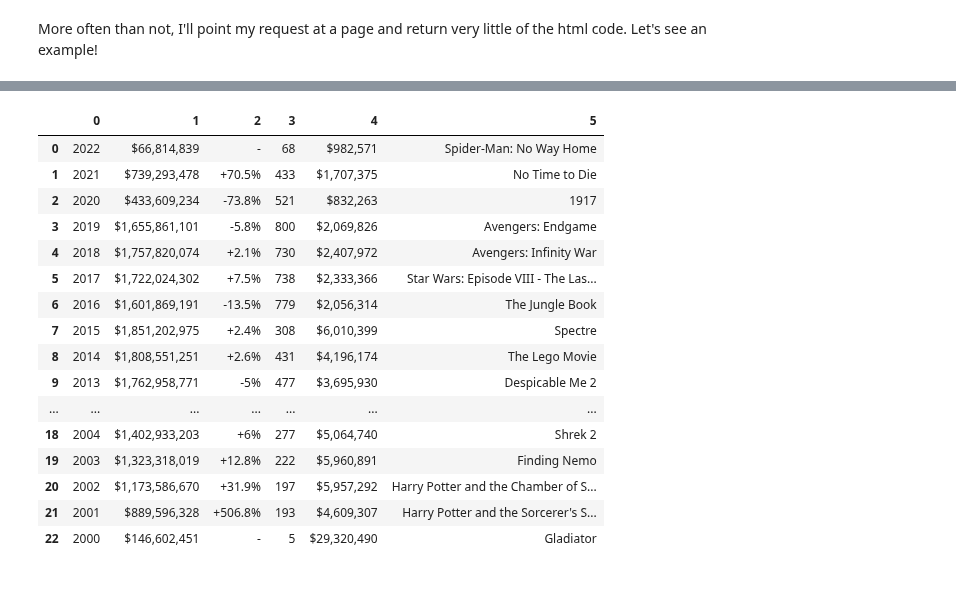
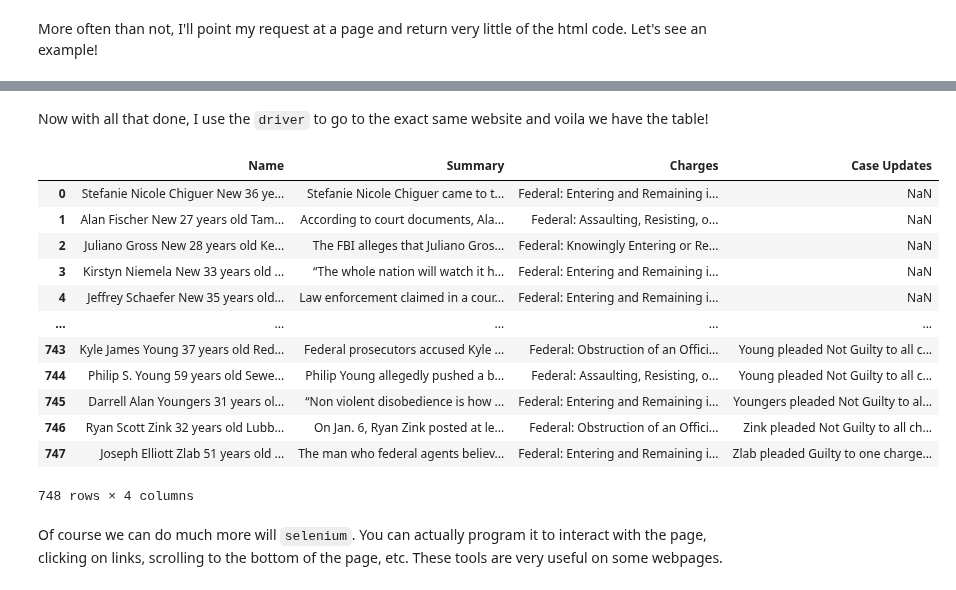
Before and after one commit to nurfnick/Data_Viz, a Jupyter notebook: 10_html_selenium.ipynb, the cells around one changed output, grey strips where cells are left out. Cells and saved outputs as stored; diff of their text form; code cells hidden in the pictures.

```diff
--- a/10_html_selenium.ipynb
+++ b/10_html_selenium.ipynb
@@ -43,0 +44,7 @@ Let's see if we can get it to work by slowing it down
+# %%
+url = "https://apps.npr.org/dailygraphics/graphics/capitol-riot-table-20210204/table.html"
+
+r = requests.get(url)
+soup = BeautifulSoup(r.text)
+
+soup.find_all('table')
@@ -76,24 +91,25 @@ Requirement already satisfied: typing-extensions in /usr/local/lib/python3.7/dis
+# %% [markdown]
+Now with all that done, I use the `driver` to go to the exact same website and voila we have the table!
 # %%
-import pandas as pa
+
 driver.get(url)
 soup = BeautifulSoup(driver.page_source, 'html.parser')
 tables = soup.find_all('table')
-pa.read_html(str(tables[1]))[0]
+#tables
+pa.read_html(str(tables[0]))[0]
 # %% [output]
-|  | 0 | 1 | 2 | 3 | 4 | 5 |
-| 0 | 2022 | $66,814,839 | - | 68 | $982,571 | Spider-Man: No Way Home |
-| 1 | 2021 | $739,293,478 | +70.5% | 433 | $1,707,375 | No Time to Die |
-| 2 | 2020 | $433,609,234 | -73.8% | 521 | $832,263 | 1917 |
-| 3 | 2019 | $1,655,861,101 | -5.8% | 800 | $2,069,826 | Avengers: Endgame |
-| 4 | 2018 | $1,757,820,074 | +2.1% | 730 | $2,407,972 | Avengers: Infinity War |
-| 5 | 2017 | $1,722,024,302 | +7.5% | 738 | $2,333,366 | Star Wars: Episode VIII - The Las... |
-| 6 | 2016 | $1,601,869,191 | -13.5% | 779 | $2,056,314 | The Jungle Book |
-| 7 | 2015 | $1,851,202,975 | +2.4% | 308 | $6,010,399 | Spectre |
-| 8 | 2014 | $1,808,551,251 | +2.6% | 431 | $4,196,174 | The Lego Movie |
-| 9 | 2013 | $1,762,958,771 | -5% | 477 | $3,695,930 | Despicable Me 2 |
-| ... | ... | ... | ... | ... | ... | ... |
-| 18 | 2004 | $1,402,933,203 | +6% | 277 | $5,064,740 | Shrek 2 |
-| 19 | 2003 | $1,323,318,019 | +12.8% | 222 | $5,960,891 | Finding Nemo |
-| 20 | 2002 | $1,173,586,670 | +31.9% | 197 | $5,957,292 | Harry Potter and the Chamber of S... |
-| 21 | 2001 | $889,596,328 | +506.8% | 193 | $4,609,307 | Harry Potter and the Sorcerer's S... |
-| 22 | 2000 | $146,602,451 | - | 5 | $29,320,490 | Gladiator |
+|  | Name | Summary | Charges | Case Updates |
+| 0 | Stefanie Nicole Chiguer New 36 ye... | Stefanie Nicole Chiguer came to t... | Federal: Entering and Remaining i... | NaN |
+| 1 | Alan Fischer New 27 years old Tam... | According to court documents, Ala... | Federal: Assaulting, Resisting, o... | NaN |
+| 2 | Juliano Gross New 28 years old Ke... | The FBI alleges that Juliano Gros... | Federal: Knowingly Entering or Re... | NaN |
+| 3 | Kirstyn Niemela New 33 years old ... | “The whole nation will watch it h... | Federal: Entering and Remaining i... | NaN |
+| 4 | Jeffrey Schaefer New 35 years old... | Law enforcement claimed in a cour... | Federal: Entering and Remaining i... | NaN |
+| ... | ... | ... | ... | ... |
+| 743 | Kyle James Young 37 years old Red... | Federal prosecutors accused Kyle ... | Federal: Obstruction of an Offici... | Young pleaded Not Guilty to all c... |
+| 744 | Philip S. Young 59 years old Sewe... | Philip Young allegedly pushed a b... | Federal: Assaulting, Resisting, o... | Young pleaded Not Guilty to all c... |
+| 745 | Darrell Alan Youngers 31 years ol... | “Non violent disobedience is how ... | Federal: Entering and Remaining i... | Youngers pleaded Not Guilty to al... |
+| 746 | Ryan Scott Zink 32 years old Lubb... | On Jan. 6, Ryan Zink posted at le... | Federal: Obstruction of an Offici... | Zink pleaded Not Guilty to all ch... |
+| 747 | Joseph Elliott Zlab 51 years old ... | The man who federal agents believ... | Federal: Entering and Remaining i... | Zlab pleaded Guilty to one charge... |
+748 rows × 4 columns
+# %% [markdown]
+Of course we can do much more will `selenium`.  You can actually program it to interact with the page, clicking on links, scrolling to the bottom of the page, etc.  These tools are very useful on some webpages.
```
Also changed, not shown: parts of 8 cells of this notebook.
